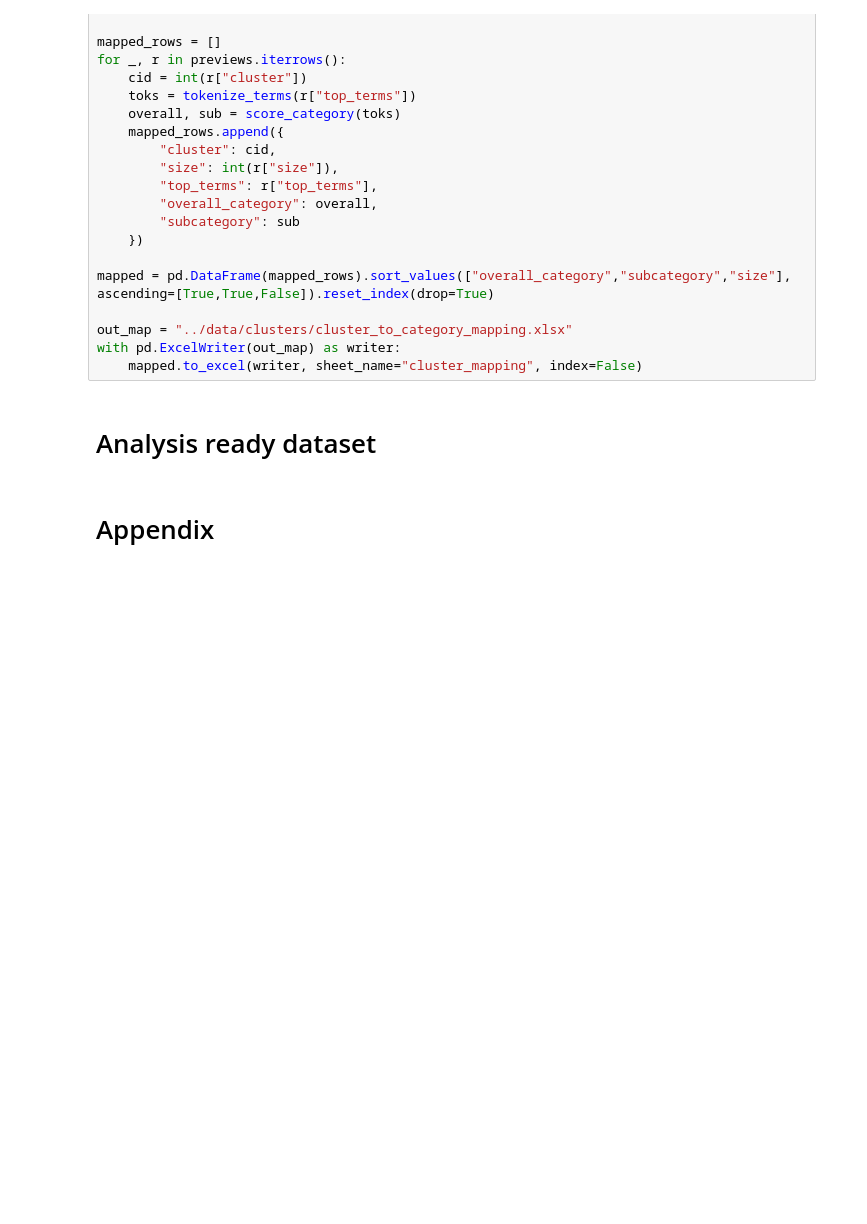
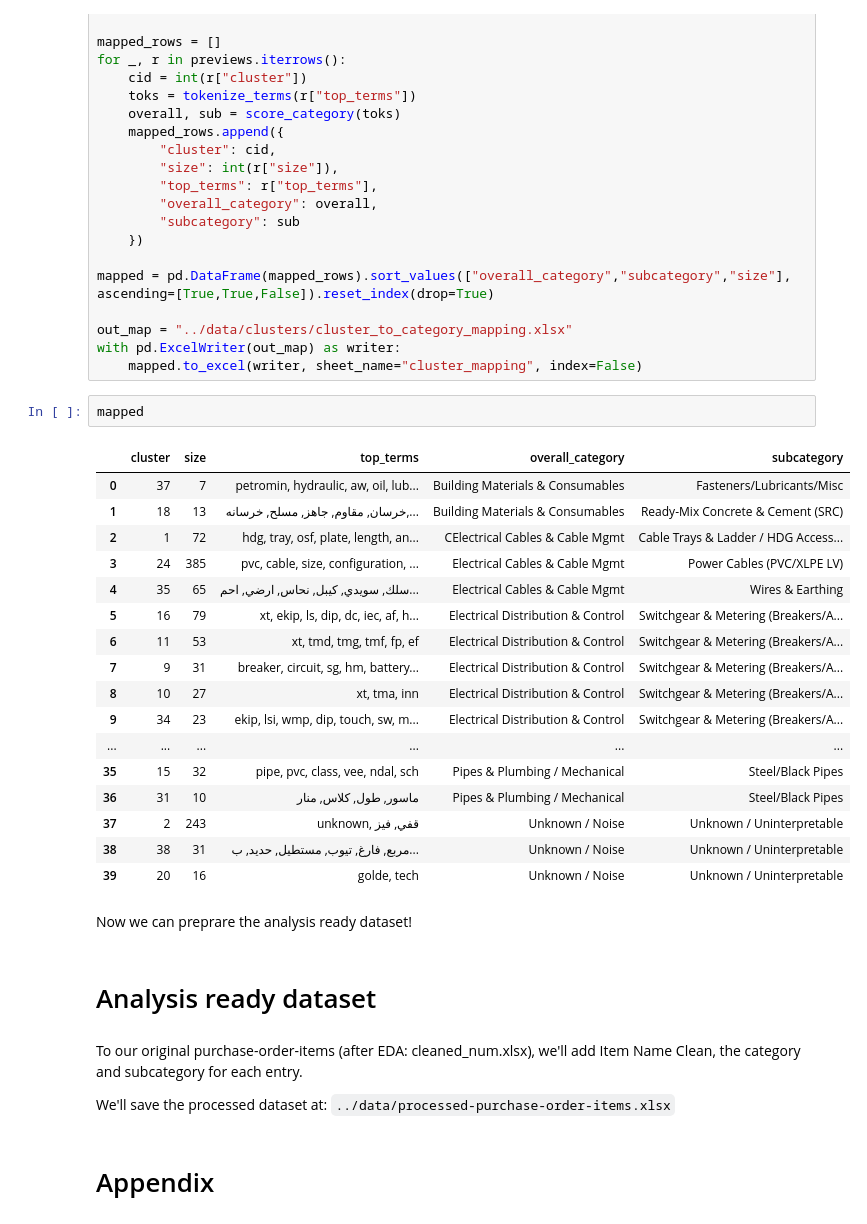
Before and after one commit to abodeza/Purchase_Data_Analysis, a Jupyter notebook: notebooks/Categorize.ipynb, the cells around one changed output. Saved outputs shown, nothing was run; the diff lists cells and outputs as text; blank space fills up the shorter version.

Commit message:
Cluster interpretation done

```diff
--- a/notebooks/Categorize.ipynb
+++ b/notebooks/Categorize.ipynb
@@ -814,8 +814,34 @@ mapped = pd.DataFrame(mapped_rows).sort_values(["overall_category","subcategory"
 out_map = "../data/clusters/cluster_to_category_mapping.xlsx"
 with pd.ExcelWriter(out_map) as writer:
     mapped.to_excel(writer, sheet_name="cluster_mapping", index=False)
+# %%
+mapped
+# %% [output]
+|  | cluster | size | top_terms | overall_category | subcategory |
+| 0 | 37 | 7 | petromin, hydraulic, aw, oil, lub... | Building Materials & Consumables | Fasteners/Lubricants/Misc |
+| 1 | 18 | 13 | خرسان, مقاوم, جاهز, مسلح, خرسانه,... | Building Materials & Consumables | Ready-Mix Concrete & Cement (SRC) |
+| 2 | 1 | 72 | hdg, tray, osf, plate, length, an... | CElectrical Cables & Cable Mgmt | Cable Trays & Ladder / HDG Access... |
+| 3 | 24 | 385 | pvc, cable, size, configuration, ... | Electrical Cables & Cable Mgmt | Power Cables (PVC/XLPE LV) |
+| 4 | 35 | 65 | سلك, سويدي, كيبل, نحاس, ارضي, احم... | Electrical Cables & Cable Mgmt | Wires & Earthing |
+| 5 | 16 | 79 | xt, ekip, ls, dip, dc, iec, af, h... | Electrical Distribution & Control | Switchgear & Metering (Breakers/A... |
+| 6 | 11 | 53 | xt, tmd, tmg, tmf, fp, ef | Electrical Distribution & Control | Switchgear & Metering (Breakers/A... |
+| 7 | 9 | 31 | breaker, circuit, sg, hm, battery... | Electrical Distribution & Control | Switchgear & Metering (Breakers/A... |
+| 8 | 10 | 27 | xt, tma, inn | Electrical Distribution & Control | Switchgear & Metering (Breakers/A... |
+| 9 | 34 | 23 | ekip, lsi, wmp, dip, touch, sw, m... | Electrical Distribution & Control | Switchgear & Metering (Breakers/A... |
+| ... | ... | ... | ... | ... | ... |
+| 35 | 15 | 32 | pipe, pvc, class, vee, ndal, sch | Pipes & Plumbing / Mechanical | Steel/Black Pipes |
+| 36 | 31 | 10 | ماسور, طول, كلاس, منار | Pipes & Plumbing / Mechanical | Steel/Black Pipes |
+| 37 | 2 | 243 | unknown, قفي, فيز | Unknown / Noise | Unknown / Uninterpretable |
+| 38 | 38 | 31 | مربع, فارغ, تيوب, مستطيل, حديد, ب... | Unknown / Noise | Unknown / Uninterpretable |
+| 39 | 20 | 16 | golde, tech | Unknown / Noise | Unknown / Uninterpretable |
+# %% [markdown]
+Now we can preprare the analysis ready dataset!
 # %% [markdown]
 # Analysis ready dataset
+# %% [markdown]
+To our original purchase-order-items (after EDA: cleaned_num.xlsx), we'll add Item Name Clean, the category and subcategory for each entry.
+
+We'll save the processed dataset at: `../data/processed-purchase-order-items.xlsx`
 # %% [markdown]
 # Appendix
 # %% [markdown]
```
